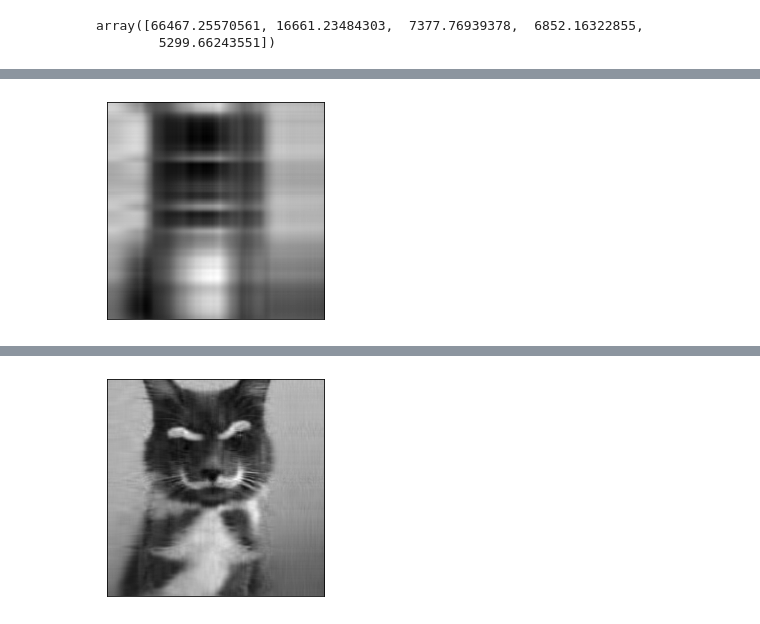
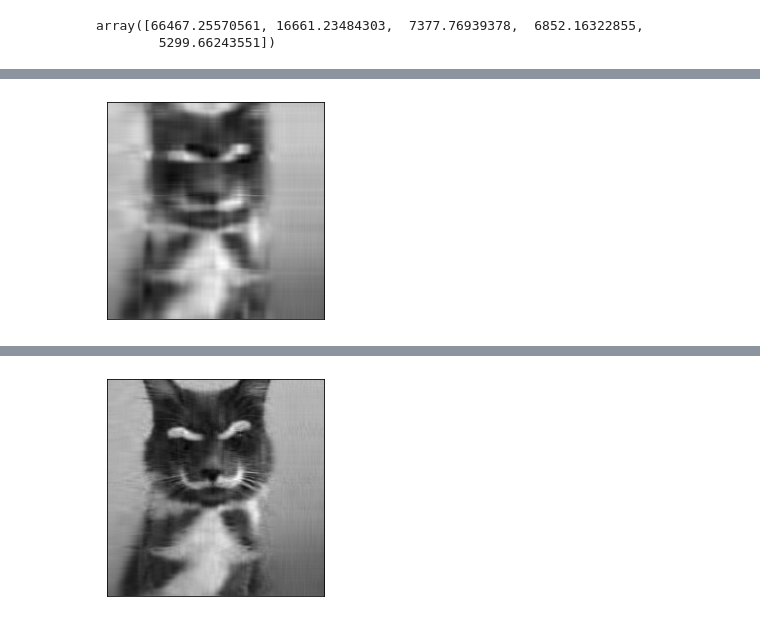
Before and after one commit to f-fathurrahman/ffr-machine-learning, a Jupyter notebook: nb/SVD_notes.ipynb, the cells around one changed output, grey strips where cells are left out. Cells and saved outputs as stored; diff of their text form; code cells hidden in the pictures.

```diff
--- a/nb/SVD_notes.ipynb
+++ b/nb/SVD_notes.ipynb
@@ -288,9 +304,9 @@ plt.xticks([]); plt.yticks([])
 [figure]
 # %%
-r = 2 # coba ubah nilai r
+r = 6 # coba ubah nilai r
 plt.clf()
 img_approx = np.matmul( np.matmul(U[:,:r], np.diag(Σ[:r])), Vt[:r,:] )
 plt.imshow(img_approx, cmap=plt.get_cmap("gray"))
 plt.xticks([]); plt.yticks([]);
 # %% [output]
-[figure, old version]
+[figure, new version]
```
Also changed, not shown: parts of 22 cells of this notebook, 2 other files.
